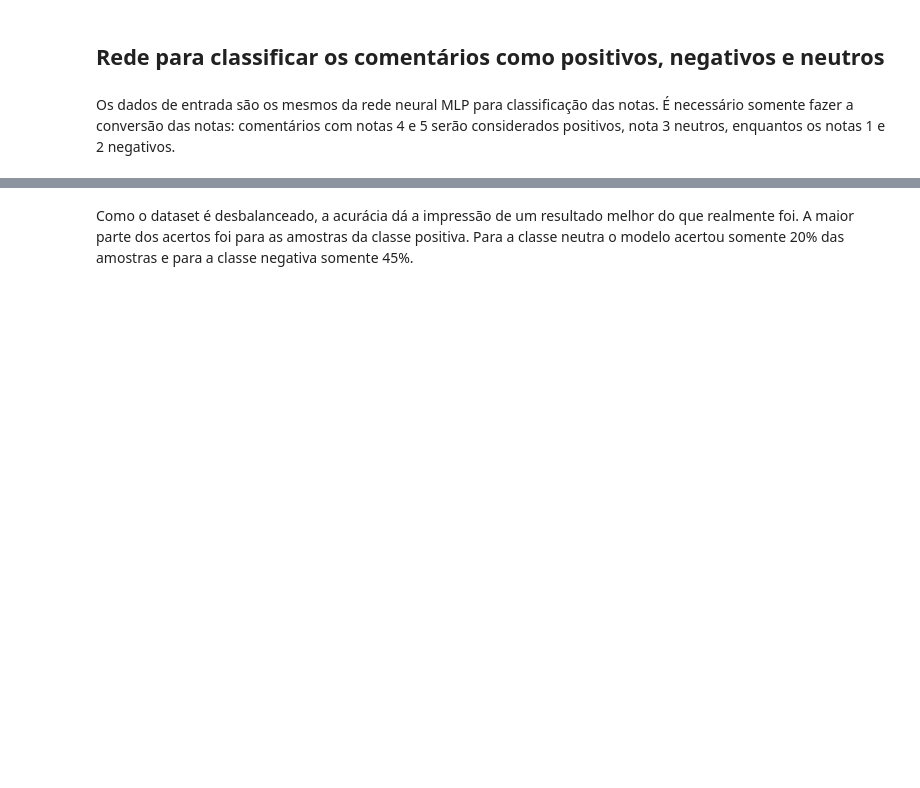
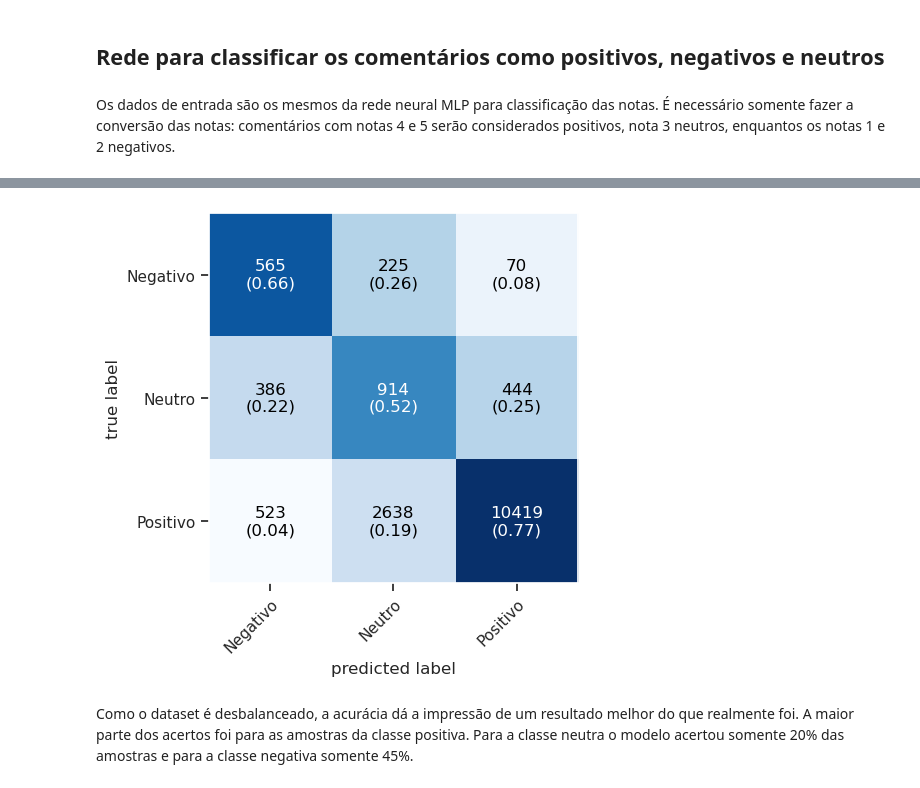
Before and after one commit to RodolfoPCruz/trip_advisor, a Jupyter notebook: trip_advisor.ipynb, the cells around one changed output, grey strips where cells are left out. Drawn from its saved outputs; the diff is of its cells as text; code cells hidden in the pictures; blank space fills up the shorter version.

```diff
--- a/trip_advisor.ipynb
+++ b/trip_advisor.ipynb
@@ -1771,0 +1759,23 @@ plot_confusion_matrix(conf_mat=cm_ternaria,
+# %%
+n_outpus_ternario=y_treino_ternario.shape[1]
+lr=0.001
+MLP_ternaria=criar_MLP([10,10],activation='sigmoid',input_shape=x_MLP_treino_numerico.shape[1:],
+                                   n_outputs=n_outpus_ternario,name='MLP_ternaria',lr=lr,dropout_rate=0.3)
+
+#Undersample dataset
+x_MLP_treino_numerico_undersampled,y_treino_ternario_undersampled=us_techniques['ru'].fit_resample(
+                            x_MLP_treino_numerico,y_treino_ternario)
+
+
+#Treinar modelo
+path_model='../models/MLP_ternaria_undersampled_dataset.keras'
+path_history='../models/history_MLP_undersampled_complete_dataset.pkl'
+
+earlystopping_cb=EarlyStopping(monitor='accuracy',patience=40,restore_best_weights=True) #Early stopping
+callback=[earlystopping_cb]
+
+train_model=True
+
+MLP_ternaria_undersampled_dataset,history_MLP_ternaria_undersampled_dataset=train_MLP(train=train_model,model=MLP_ternaria,save_model=True,
+                x_treino=x_MLP_treino_numerico_undersampled,y_treino=y_treino_ternario_undersampled,
+                x_val=x_MLP_val_numerico,y_val=y_val_ternario,callback=[callback],path_model=path_model,path_history=path_history)
@@ -1771,0 +1821,6 @@ plot_confusion_matrix(conf_mat=cm_ternaria,
+# %%
+#Undersampled
+classes=['Negativo','Neutro','Positivo']
+plotar_confusion_matrix(MLP_ternaria_undersampled_dataset,
+                        x_MLP_teste_numerico,y_teste_ternario,classes)
+# %% [output]
@@ -1772,3 +1828,4 @@ plot_confusion_matrix(conf_mat=cm_ternaria,
+[figure, added]
 # %% [markdown]
 Como o dataset é desbalanceado, a acurácia dá a impressão de um resultado melhor do que realmente foi. A maior parte dos acertos foi para as amostras da classe positiva. Para a classe neutra o modelo acertou somente 20% das amostras e para a classe negativa somente 45%.
 # %% [markdown]
```
Also changed, not shown: parts of 33 cells of this notebook.
